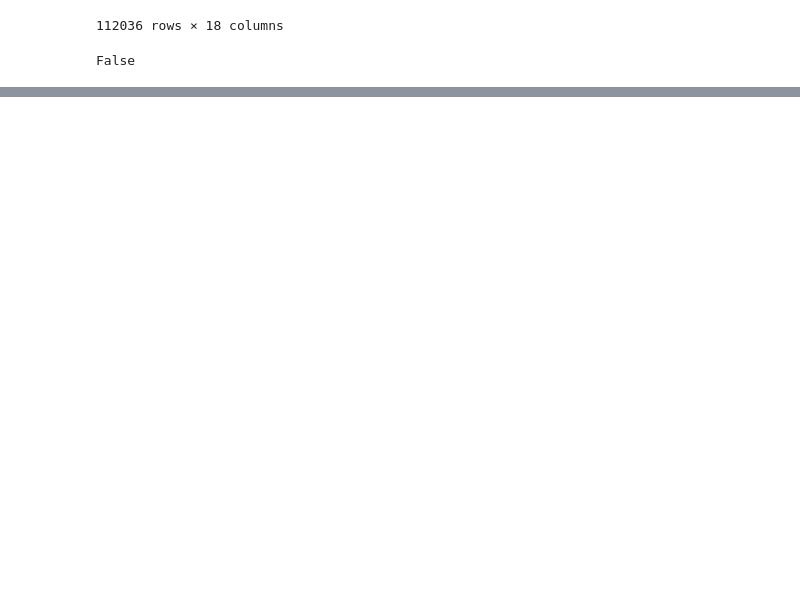
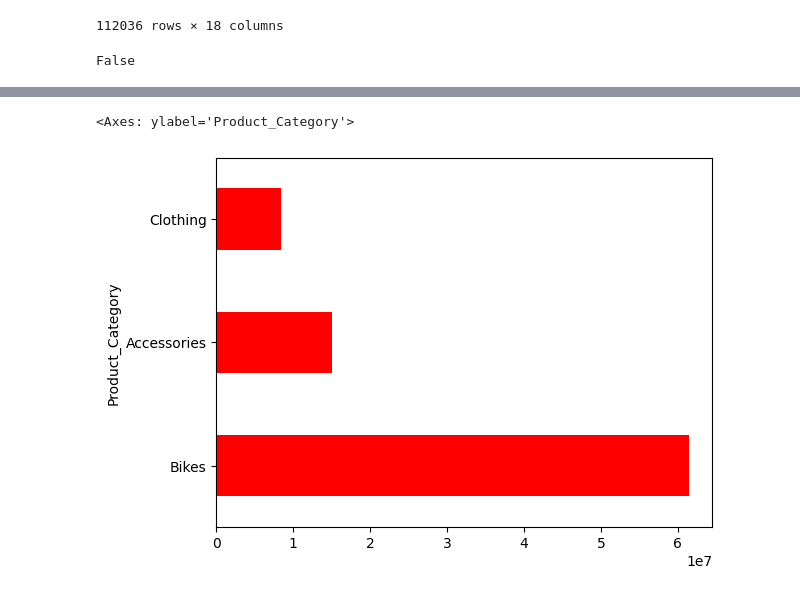
Before and after one commit to Joshyballa/Joshyballa, a Jupyter notebook: Python_project.ipynb, the cells around one changed output, grey strips where cells are left out. Saved outputs shown, nothing was run; the diff lists cells and outputs as text; code cells hidden in the pictures; blank space fills up the shorter version.

```diff
--- a/Python_project.ipynb
+++ b/Python_project.ipynb
@@ -79,0 +85,2 @@ False
+# %%
+data=pd.read_excel('/outlet_sales.xlsx')
@@ -79,0 +92,2 @@ False
+# %%
+data = data.dropna()
@@ -79,0 +142,6 @@ False
+# %%
+#BarH showing charts
+data.groupby('Product_Category')['Revenue'].sum().sort_values(ascending=False).plot(color='r', kind='barh')
+# %% [output]
+<Axes: ylabel='Product_Category'>
+[figure, added]
```
Also changed, not shown: parts of 13 cells of this notebook.
